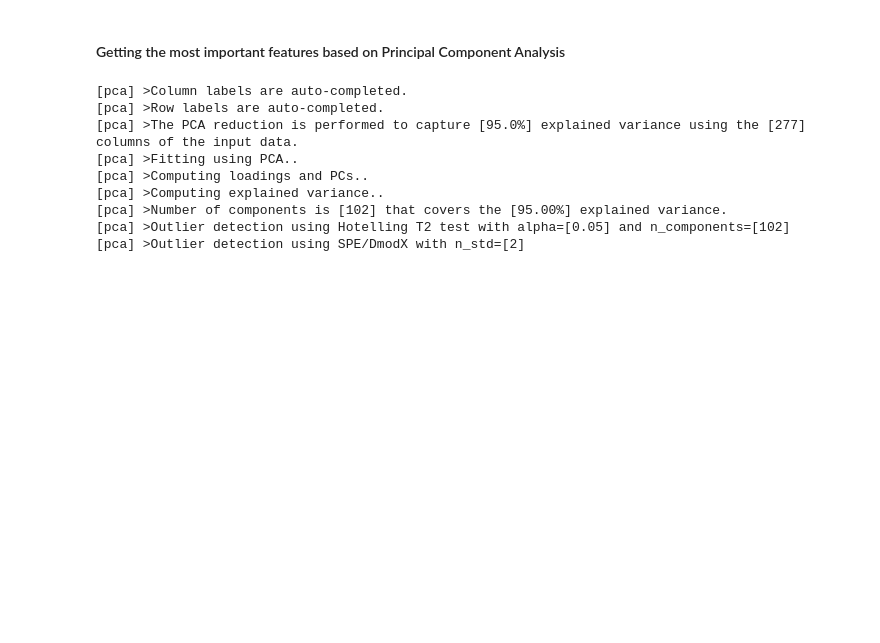
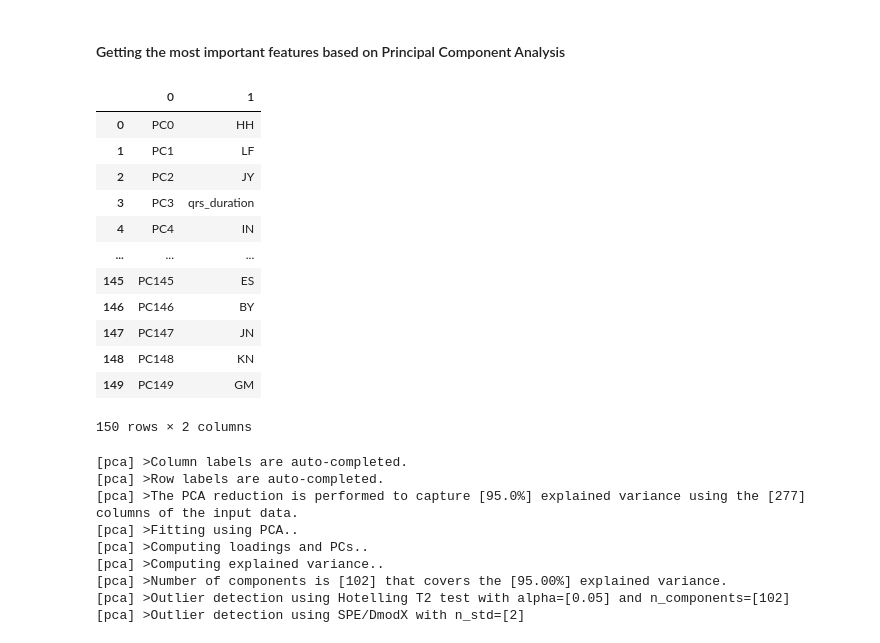
Before and after one commit to anaterovic/UZOP, a Jupyter notebook: code.ipynb, the cells around one changed output. Cells and saved outputs as stored; diff of their text form; code cells hidden in the pictures; blank space fills up the shorter version.

```diff
--- a/code.ipynb
+++ b/code.ipynb
@@ -205,5 +194,21 @@ initial_feature_names = scaled_df.columns.tolist()
 most_important_names = [initial_feature_names[most_important[i]] for i in range(n_pcs)]
 dic = {'PC{}'.format(i): most_important_names[i] for i in range(n_pcs)}
 df_ = pd.DataFrame(dic.items())
+# %%
+df_
+# %% [output]
+|  | 0 | 1 |
+| 0 | PC0 | HH |
+| 1 | PC1 | LF |
+| 2 | PC2 | JY |
+| 3 | PC3 | qrs_duration |
+| 4 | PC4 | IN |
+| ... | ... | ... |
+| 145 | PC145 | ES |
+| 146 | PC146 | BY |
+| 147 | PC147 | JN |
+| 148 | PC148 | KN |
+| 149 | PC149 | GM |
+150 rows × 2 columns
 # %%
 from pca import pca
```
Also changed, not shown: parts of 10 cells of this notebook.
